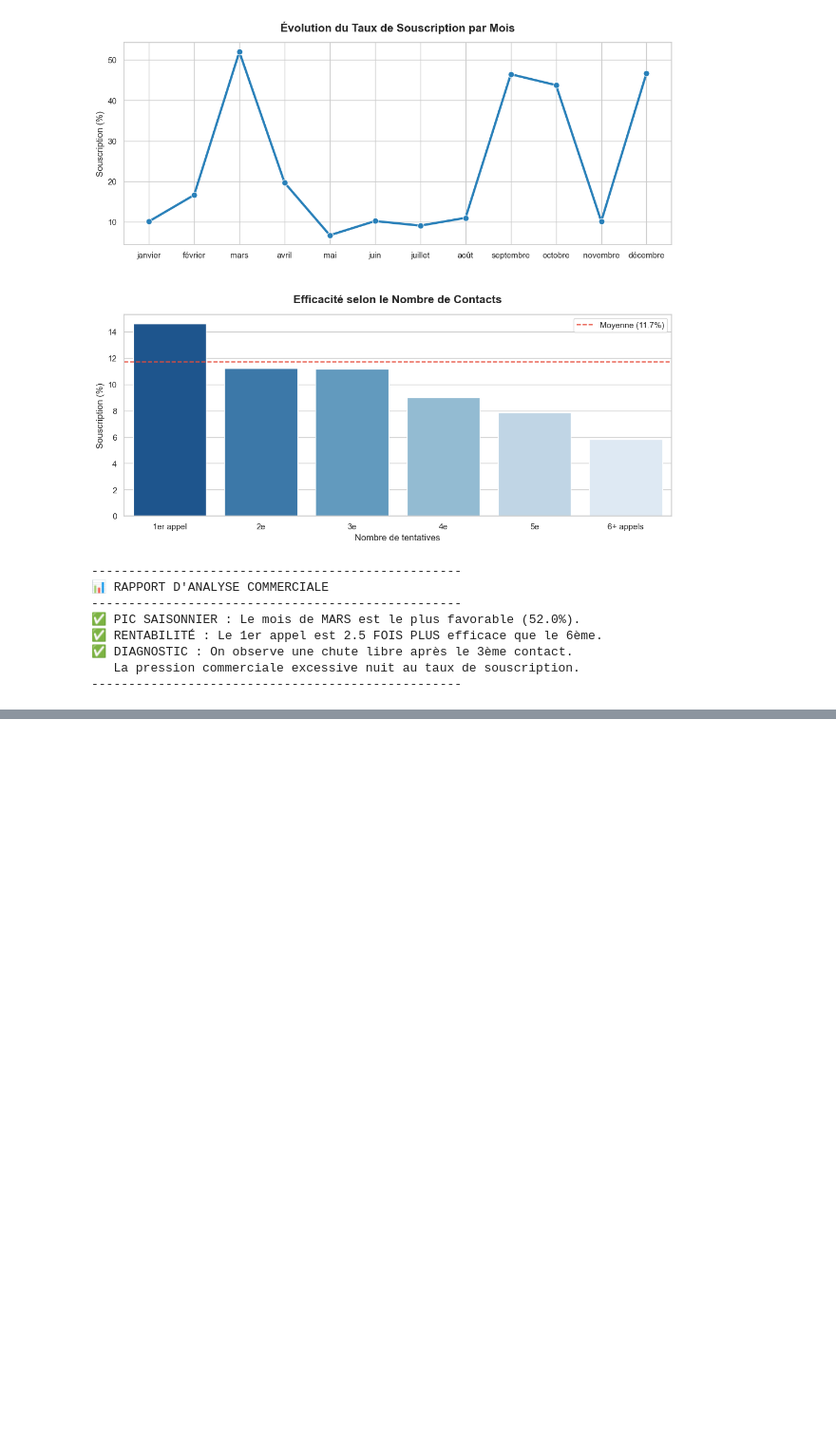
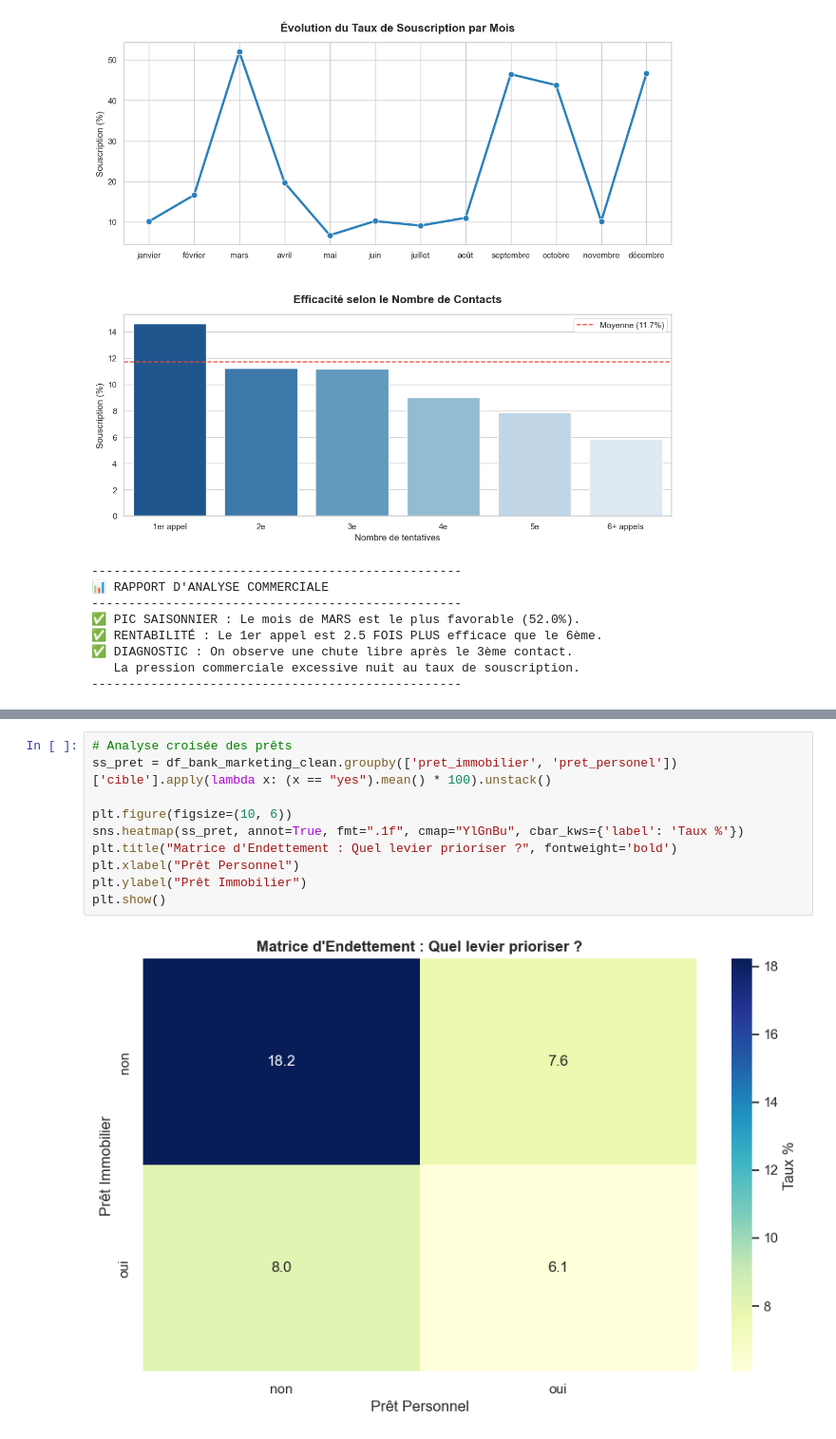
Before and after one commit to Justclemax/Mini_Projet_DM1_analyse_exploratoire_Reda_-_Clement, a Jupyter notebook: notebook/01_analyse_exploratoire.ipynb, the cells around one changed output, grey strips where cells are left out. Shown at 95% size. Saved outputs shown, nothing was run; the diff lists cells and outputs as text; blank space fills up the shorter version.

```diff
--- a/notebook/01_analyse_exploratoire.ipynb
+++ b/notebook/01_analyse_exploratoire.ipynb
@@ -440,0 +505,12 @@ print("-" * 50)
+# %%
+# Analyse croisée des prêts
+ss_pret = df_bank_marketing_clean.groupby(['pret_immobilier', 'pret_personel'])['cible'].apply(lambda x: (x == "yes").mean() * 100).unstack()
+
+plt.figure(figsize=(10, 6))
+sns.heatmap(ss_pret, annot=True, fmt=".1f", cmap="YlGnBu", cbar_kws={'label': 'Taux %'})
+plt.title("Matrice d'Endettement : Quel levier prioriser ?", fontweight='bold')
+plt.xlabel("Prêt Personnel")
+plt.ylabel("Prêt Immobilier")
+plt.show()
+# %% [output]
+[figure, added]
```
Also changed, not shown: parts of 21 cells of this notebook, 2 other files.
